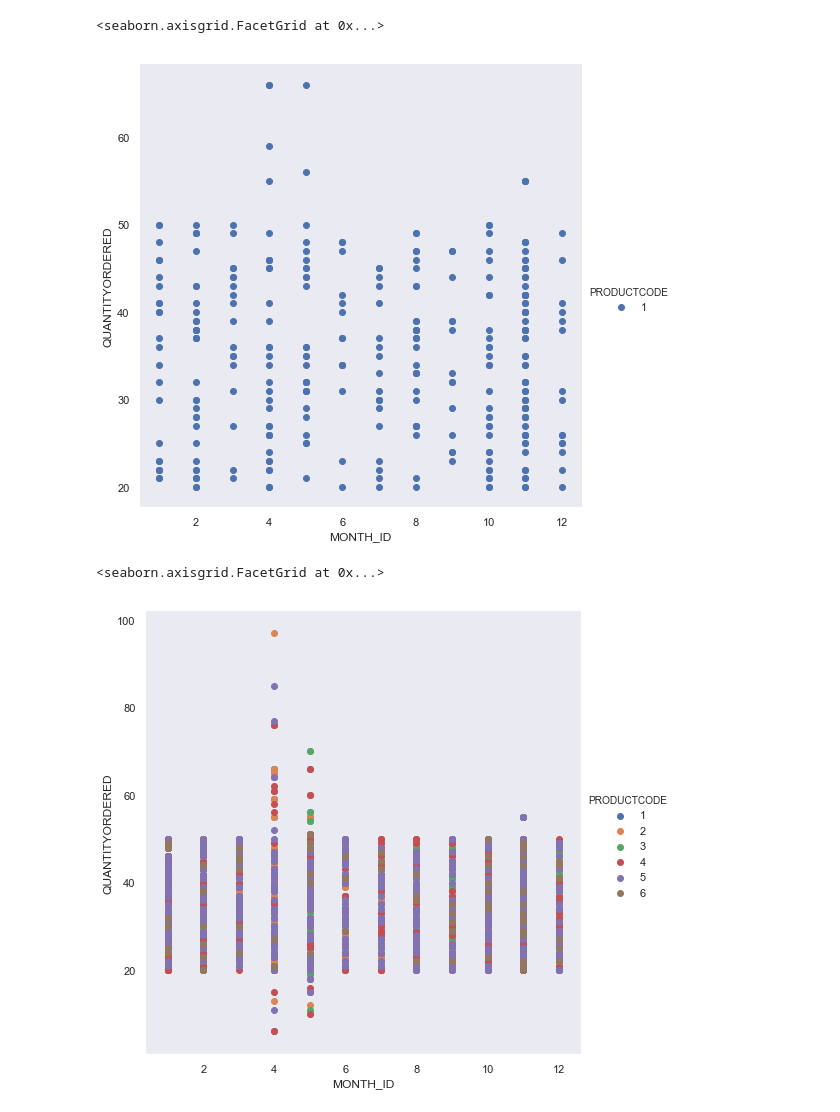
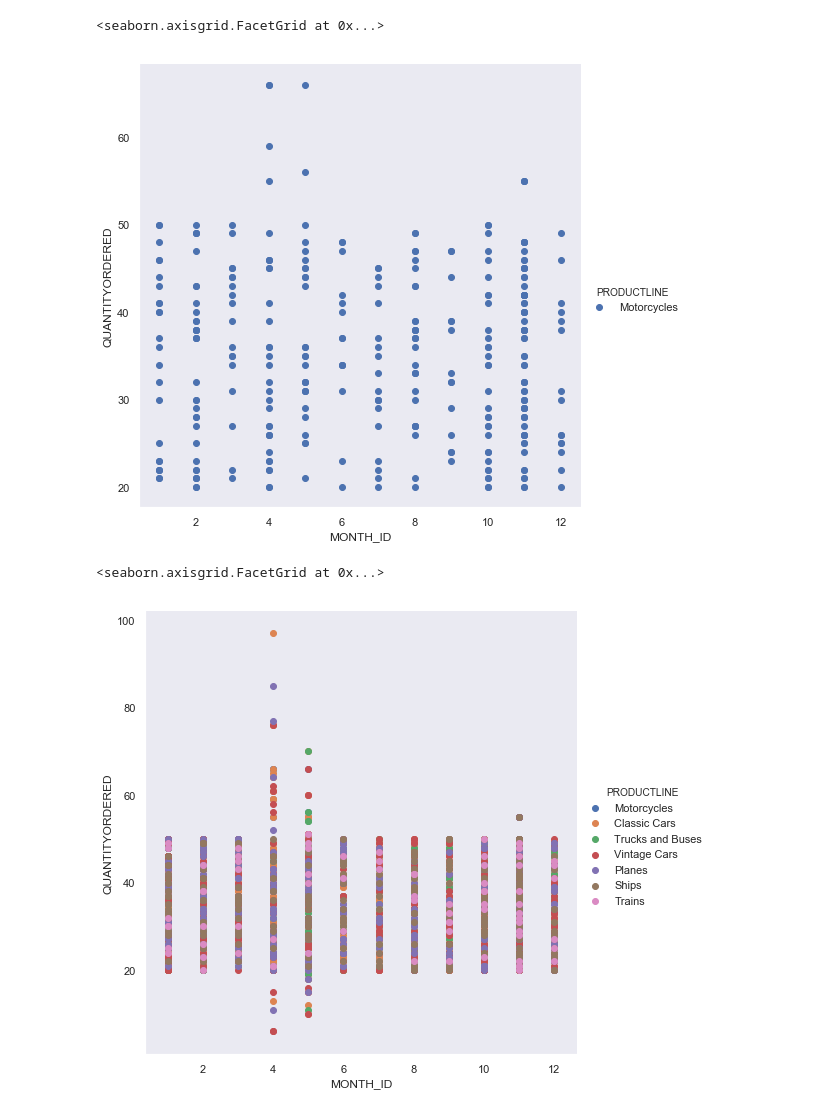
Before and after one commit to diwanshib/Crusaders, a Jupyter notebook: cru1.ipynb, the cells around one changed output. Saved outputs shown, nothing was run; the diff lists cells and outputs as text; code cells hidden in the pictures.

```diff
--- a/cru1.ipynb
+++ b/cru1.ipynb
@@ -42,14 +42,14 @@ sns.FacetGrid(df_pm, hue="COUNTRY", height=8) \
 # %%
-sns.FacetGrid(df_pm, hue="PRODUCTCODE", height=7) \
+sns.FacetGrid(df_pm, hue="PRODUCTLINE", height=7) \
    .map(plt.scatter, "MONTH_ID", "QUANTITYORDERED") \
    .add_legend()
 # %% [output]
 <seaborn.axisgrid.FacetGrid at 0x...>
-[figure, old version]
+[figure, new version]
 # %%
-sns.FacetGrid(df, hue="PRODUCTCODE", height=7) \
+sns.FacetGrid(df, hue="PRODUCTLINE", height=7) \
    .map(plt.scatter, "MONTH_ID", "QUANTITYORDERED") \
    .add_legend()
 # %% [output]
 <seaborn.axisgrid.FacetGrid at 0x...>
-[figure, old version]
+[figure, new version]
```
Also changed, not shown: parts of 11 cells of this notebook.
